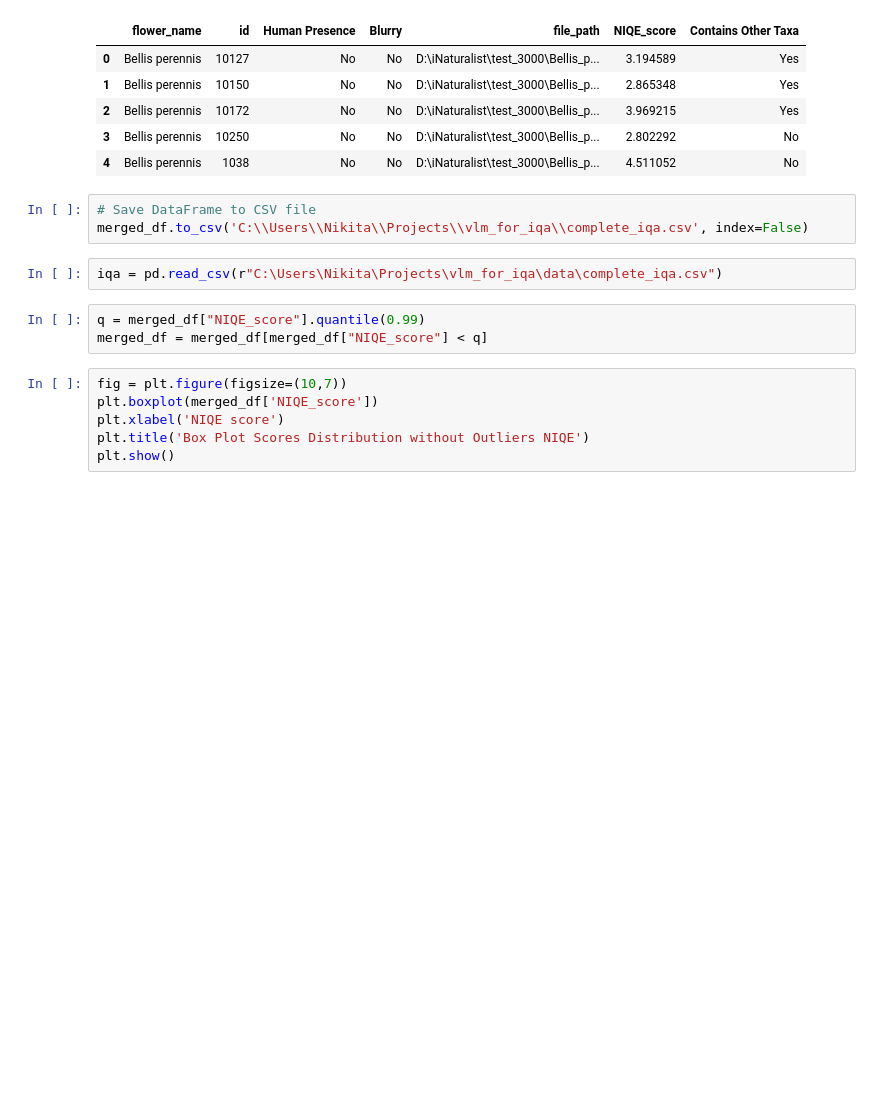
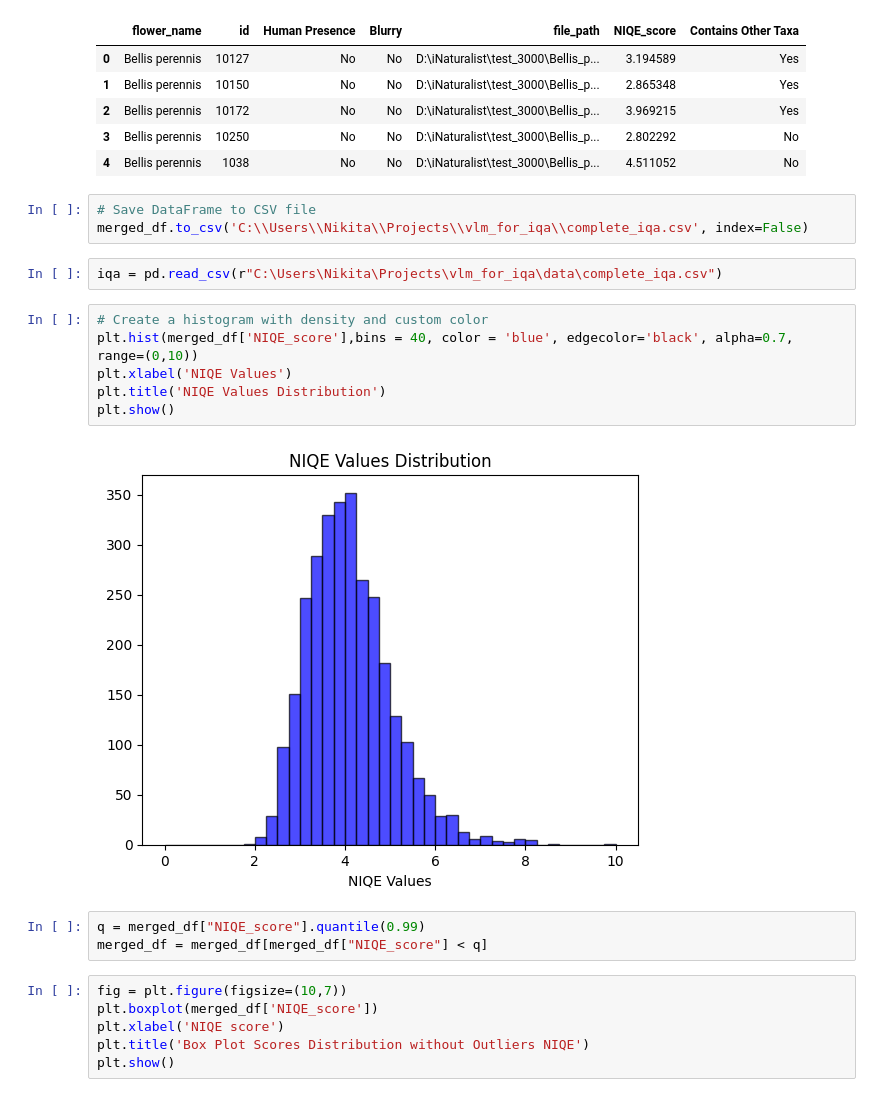
Before and after one commit to wakizasher/vlm_for_iqa, a Jupyter notebook: Data_Cleaning.ipynb, the cells around one changed output. Drawn from its saved outputs; the diff is of its cells as text; blank space fills up the shorter version.

```diff
--- a/Data_Cleaning.ipynb
+++ b/Data_Cleaning.ipynb
@@ -135,6 +135,14 @@ merged_df.head()
 merged_df.to_csv('C:\\Users\\Nikita\\Projects\\vlm_for_iqa\\complete_iqa.csv', index=False)
 # %%
 iqa = pd.read_csv(r"C:\Users\Nikita\Projects\vlm_for_iqa\data\complete_iqa.csv")
+# %%
+# Create a histogram with density and custom color
+plt.hist(merged_df['NIQE_score'],bins = 40, color = 'blue', edgecolor='black', alpha=0.7, range=(0,10))
+plt.xlabel('NIQE Values')
+plt.title('NIQE Values Distribution')
+plt.show()
+# %% [output]
+[figure, added]
 # %%
 q = merged_df["NIQE_score"].quantile(0.99)
 merged_df = merged_df[merged_df["NIQE_score"] < q]
```
Also changed, not shown: 1 other file.
